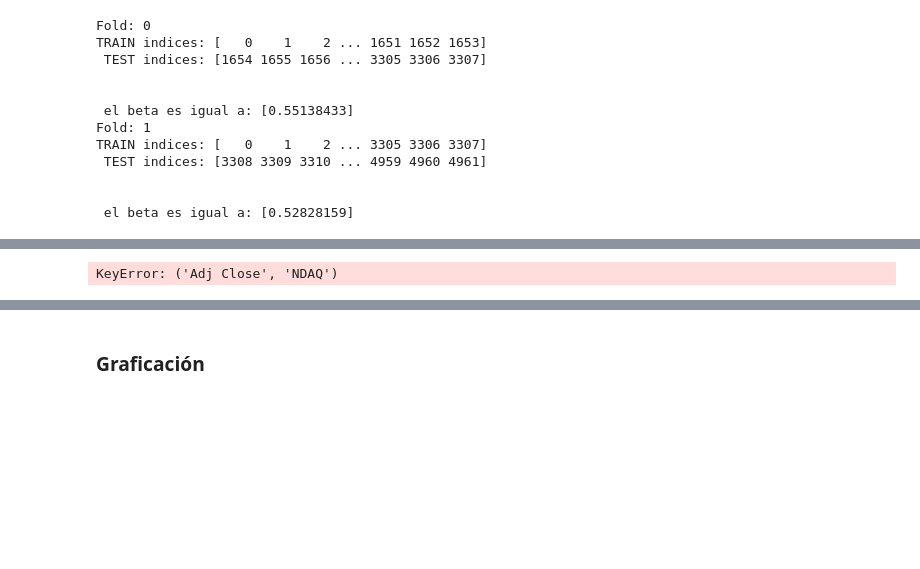
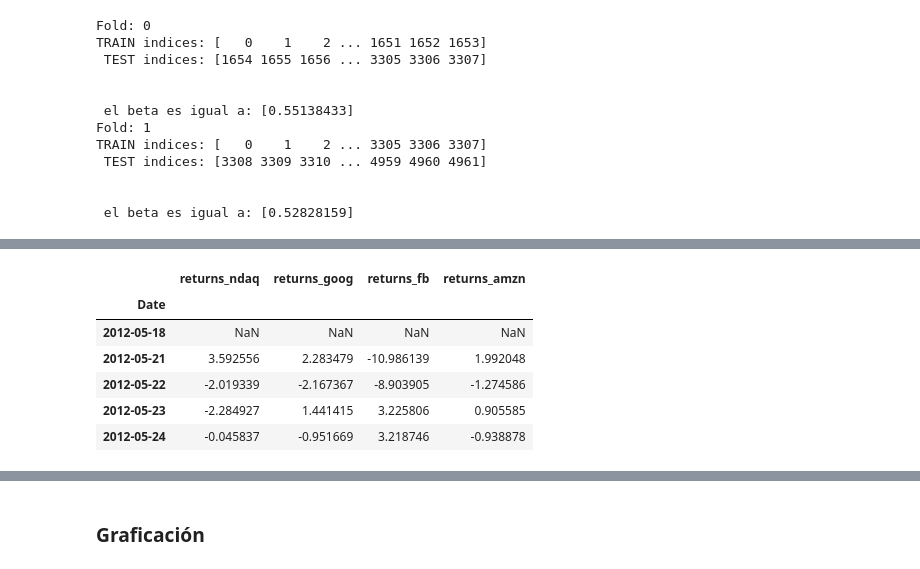
Before and after one commit to VirgniaAmb/MLBolsaMentoria2021, a Jupyter notebook: Avances/practico_3_introduccion_al_aprendizaje_automático.ipynb, the cells around one changed output, grey strips where cells are left out. Cells and saved outputs as stored; diff of their text form; code cells hidden in the pictures; blank space fills up the shorter version.

```diff
--- a/Avances/practico_3_introduccion_al_aprendizaje_automático.ipynb
+++ b/Avances/practico_3_introduccion_al_aprendizaje_automático.ipynb
@@ -241,7 +261,20 @@ TRAIN indices: [   0    1    2 ... 3305 3306 3307]
+# %%
+df_respaldo = df_ndaq
+df_ndaq.dropna(inplace=True)
 # %%
-df_ndaq['retornos_ndaq'] = df['Adj Close', 'NDAQ'].pct_change()*100
-df_ndaq['retornos_goog'] = df['Adj Close','GOOG'].pct_change()*100
-df_ndaq['retornos_fb'] = df['Adj Close','FB'].pct_change()*100
-df_ndaq['retornos_amzn'] = df['Adj Close','AMZN'].pct_change()*100
+df_ndaq['returns_ndaq'] = df_ndaq['Adj Close', 'NDAQ'].pct_change()*100
+df_ndaq['returns_goog'] = df_ndaq['Adj Close','GOOG'].pct_change()*100
+df_ndaq['returns_fb'] = df_ndaq['Adj Close','FB'].pct_change()*100
+df_ndaq['returns_amzn'] = df_ndaq['Adj Close','AMZN'].pct_change()*100
-# %% [output]
-KeyError: ('Adj Close', 'NDAQ')
+# %%
+df_returns = pd.concat([df_ndaq['returns_ndaq'], df_ndaq['returns_goog'], df_ndaq['returns_fb'], df_ndaq['returns_amzn']],
+                       axis=1, keys=['returns_ndaq', 'returns_goog', 'returns_fb', 'returns_amzn'])
+df_returns.head()
+# %% [output]
+|  | returns_ndaq | returns_goog | returns_fb | returns_amzn |
+| Date |  |  |  |  |
+| 2012-05-18 | NaN | NaN | NaN | NaN |
+| 2012-05-21 | 3.592556 | 2.283479 | -10.986139 | 1.992048 |
+| 2012-05-22 | -2.019339 | -2.167367 | -8.903905 | -1.274586 |
+| 2012-05-23 | -2.284927 | 1.441415 | 3.225806 | 0.905585 |
+| 2012-05-24 | -0.045837 | -0.951669 | 3.218746 | -0.938878 |
```
Also changed, not shown: parts of 11 cells of this notebook.
